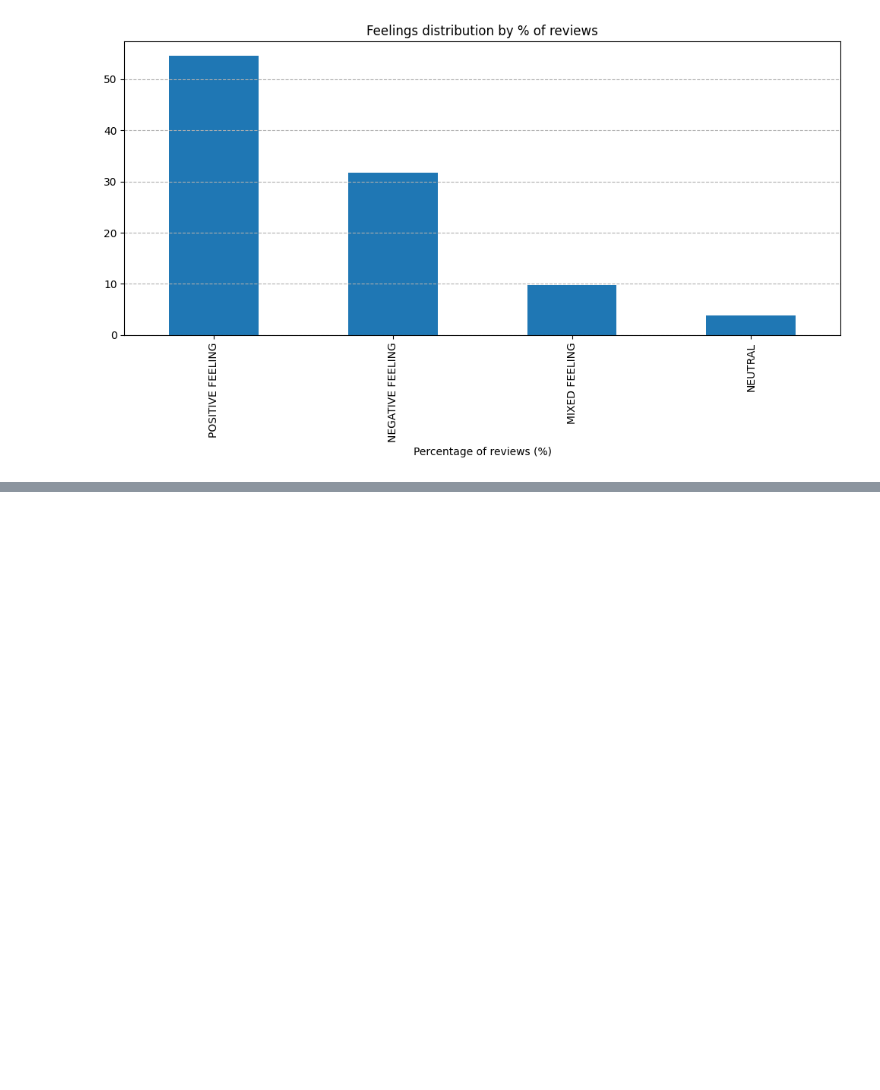
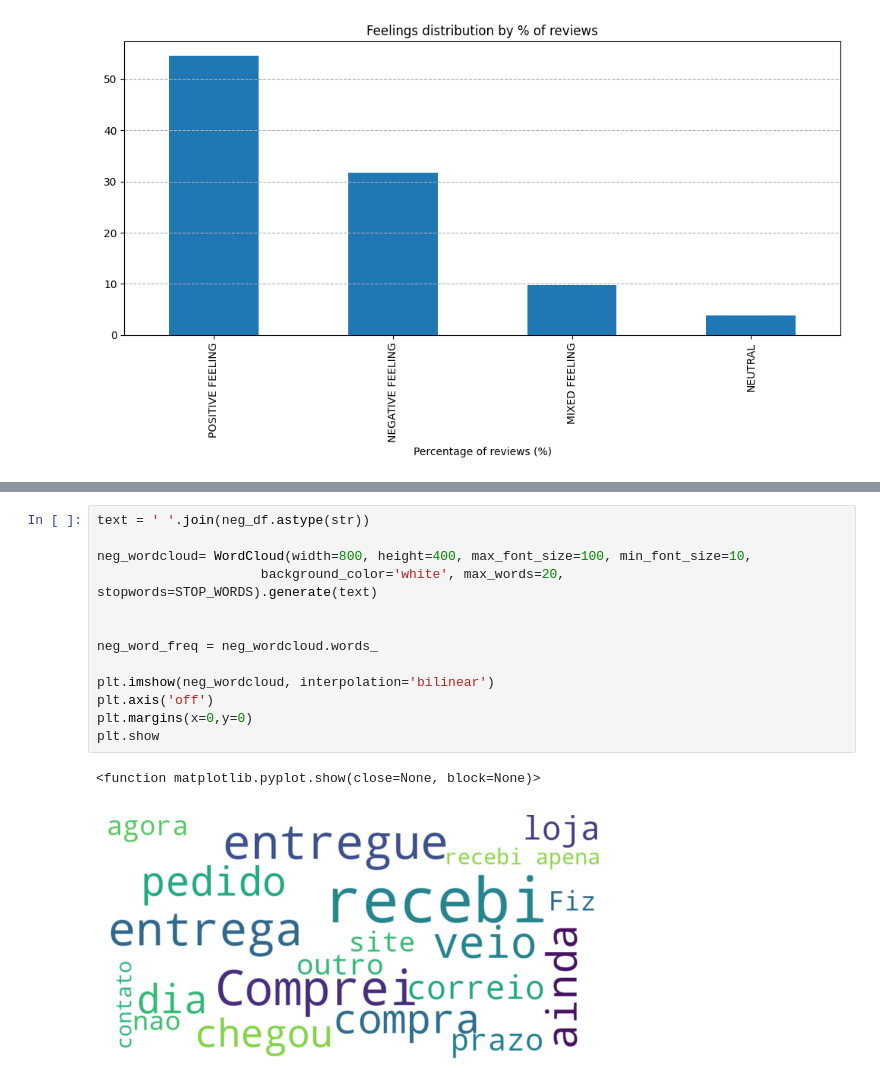
Before and after one commit to Romaric1209/Olist, a Jupyter notebook: Reviews Sentiment Analysis.ipynb, the cells around one changed output, grey strips where cells are left out. Drawn from its saved outputs; the diff is of its cells as text; blank space fills up the shorter version.

```diff
--- a/Reviews Sentiment Analysis.ipynb
+++ b/Reviews Sentiment Analysis.ipynb
@@ -433,0 +445,16 @@ We can observe that over 50 % of reviews are positive, but that over 30 % of the
+# %%
+text = ' '.join(neg_df.astype(str))
+
+neg_wordcloud= WordCloud(width=800, height=400, max_font_size=100, min_font_size=10,
+                     background_color='white', max_words=20, stopwords=STOP_WORDS).generate(text)
+
+
+neg_word_freq = neg_wordcloud.words_
+
+plt.imshow(neg_wordcloud, interpolation='bilinear')
+plt.axis('off')
+plt.margins(x=0,y=0)
+plt.show
+# %% [output]
+<function matplotlib.pyplot.show(close=None, block=None)>
+[figure, added]
```
Also changed, not shown: parts of 13 cells of this notebook.
